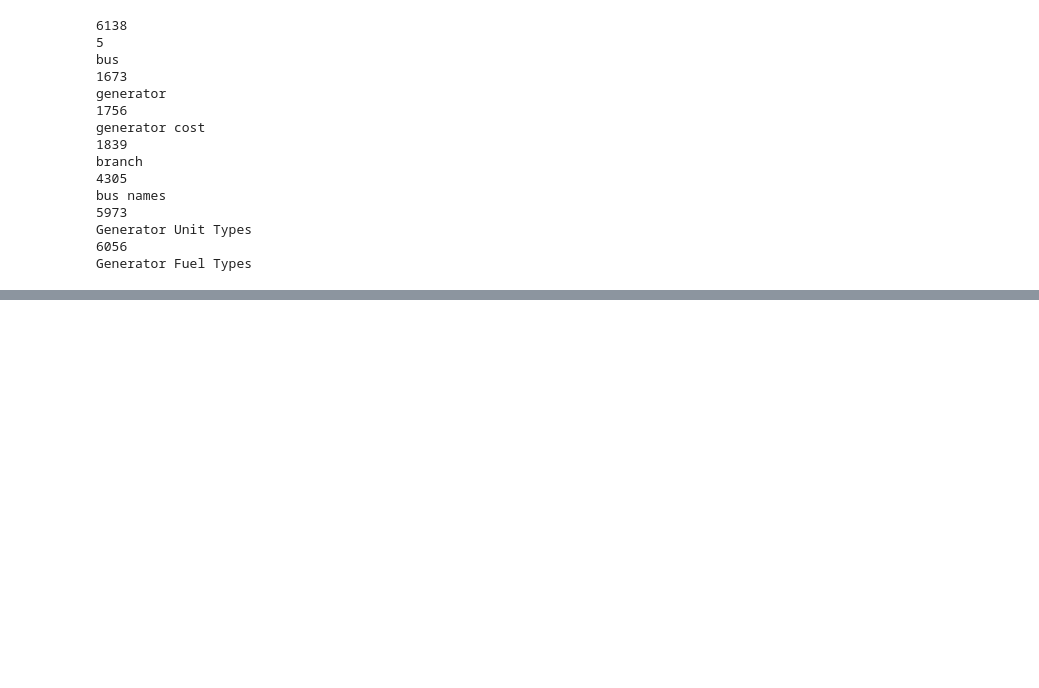
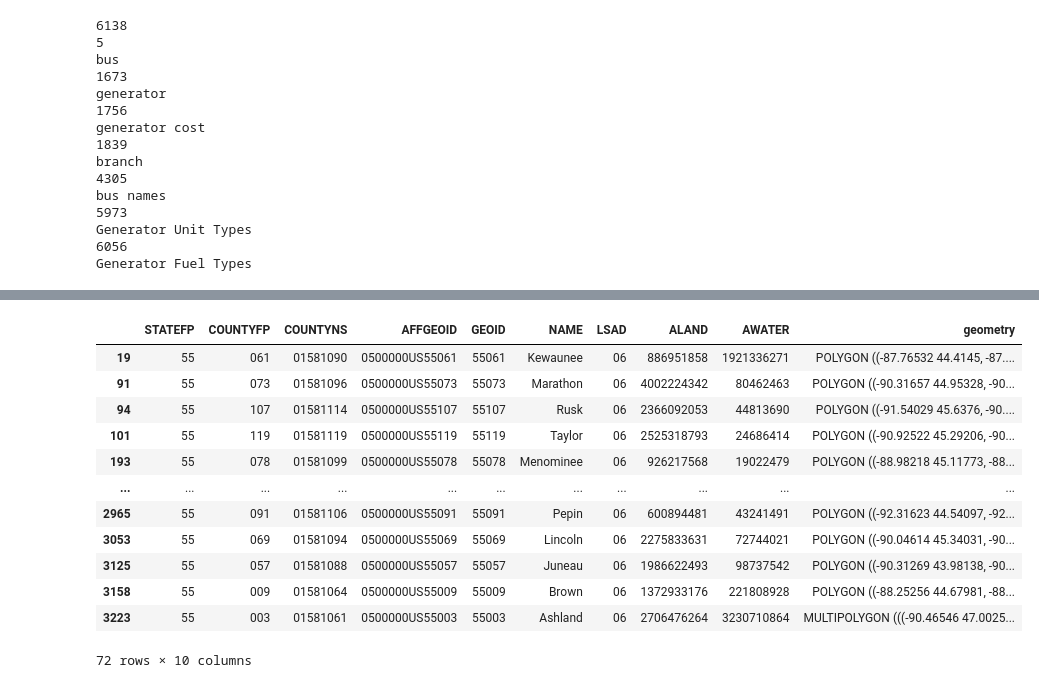
Before and after one commit to samgdotson/energy-lab, a Jupyter notebook: Midwest24k/notebooks/read_matpower.ipynb, the cells around one changed output, grey strips where cells are left out. Saved outputs shown, nothing was run; the diff lists cells and outputs as text; code cells hidden in the pictures; blank space fills up the shorter version.

```diff
--- a/Midwest24k/notebooks/read_matpower.ipynb
+++ b/Midwest24k/notebooks/read_matpower.ipynb
@@ -237,0 +183,16 @@ gen_data.rename(columns=gen_header_map, inplace=True)
+# %%
+wis_gdf
+# %% [output]
+|  | STATEFP | COUNTYFP | COUNTYNS | AFFGEOID | GEOID | NAME | LSAD | ALAND | AWATER | geometry |
+| 19 | 55 | 061 | 01581090 | 0500000US55061 | 55061 | Kewaunee | 06 | 886951858 | 1921336271 | POLYGON ((-87.76532 44.4145, -87.... |
+| 91 | 55 | 073 | 01581096 | 0500000US55073 | 55073 | Marathon | 06 | 4002224342 | 80462463 | POLYGON ((-90.31657 44.95328, -90... |
+| 94 | 55 | 107 | 01581114 | 0500000US55107 | 55107 | Rusk | 06 | 2366092053 | 44813690 | POLYGON ((-91.54029 45.6376, -90.... |
+| 101 | 55 | 119 | 01581119 | 0500000US55119 | 55119 | Taylor | 06 | 2525318793 | 24686414 | POLYGON ((-90.92522 45.29206, -90... |
+| 193 | 55 | 078 | 01581099 | 0500000US55078 | 55078 | Menominee | 06 | 926217568 | 19022479 | POLYGON ((-88.98218 45.11773, -88... |
+| ... | ... | ... | ... | ... | ... | ... | ... | ... | ... | ... |
+| 2965 | 55 | 091 | 01581106 | 0500000US55091 | 55091 | Pepin | 06 | 600894481 | 43241491 | POLYGON ((-92.31623 44.54097, -92... |
+| 3053 | 55 | 069 | 01581094 | 0500000US55069 | 55069 | Lincoln | 06 | 2275833631 | 72744021 | POLYGON ((-90.04614 45.34031, -90... |
+| 3125 | 55 | 057 | 01581088 | 0500000US55057 | 55057 | Juneau | 06 | 1986622493 | 98737542 | POLYGON ((-90.31269 43.98138, -90... |
+| 3158 | 55 | 009 | 01581064 | 0500000US55009 | 55009 | Brown | 06 | 1372933176 | 221808928 | POLYGON ((-88.25256 44.67981, -88... |
+| 3223 | 55 | 003 | 01581061 | 0500000US55003 | 55003 | Ashland | 06 | 2706476264 | 3230710864 | MULTIPOLYGON (((-90.46546 47.0025... |
+72 rows × 10 columns
```
Also changed, not shown: parts of 25 cells of this notebook, 3 other files.
